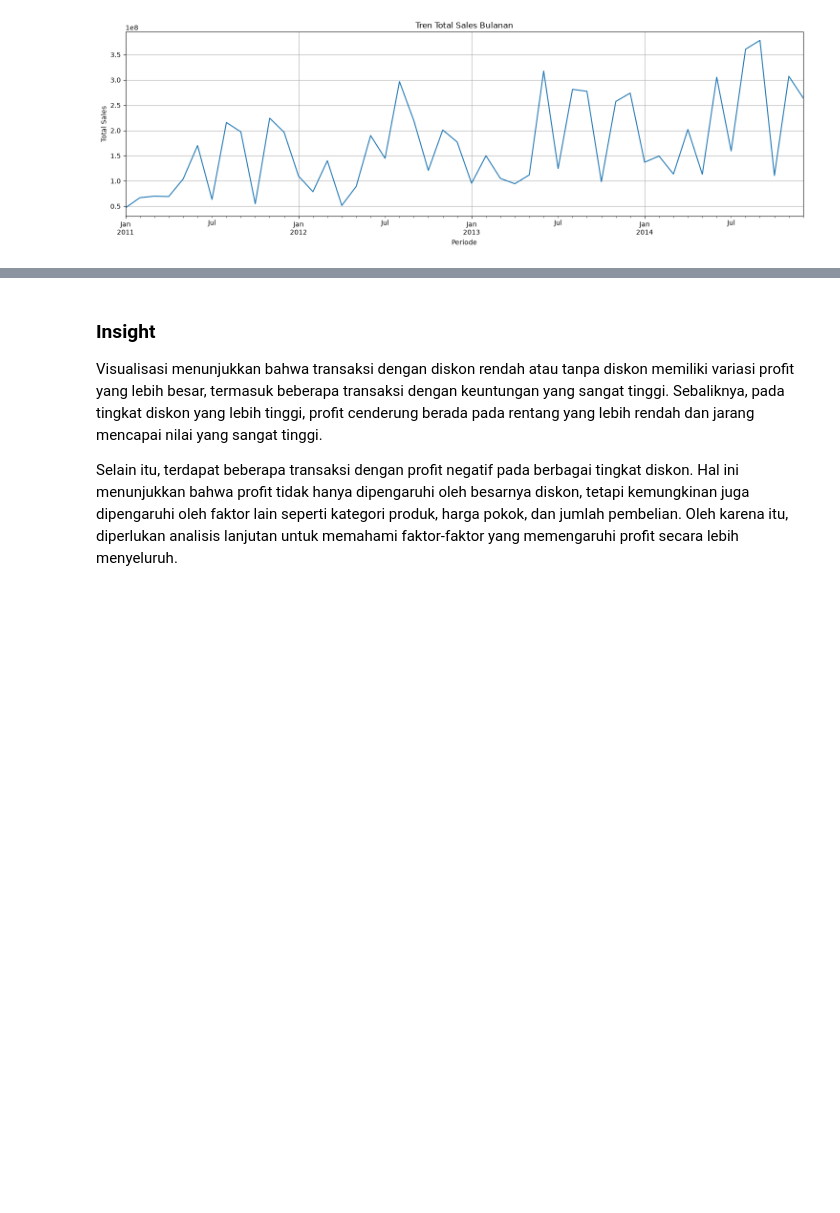
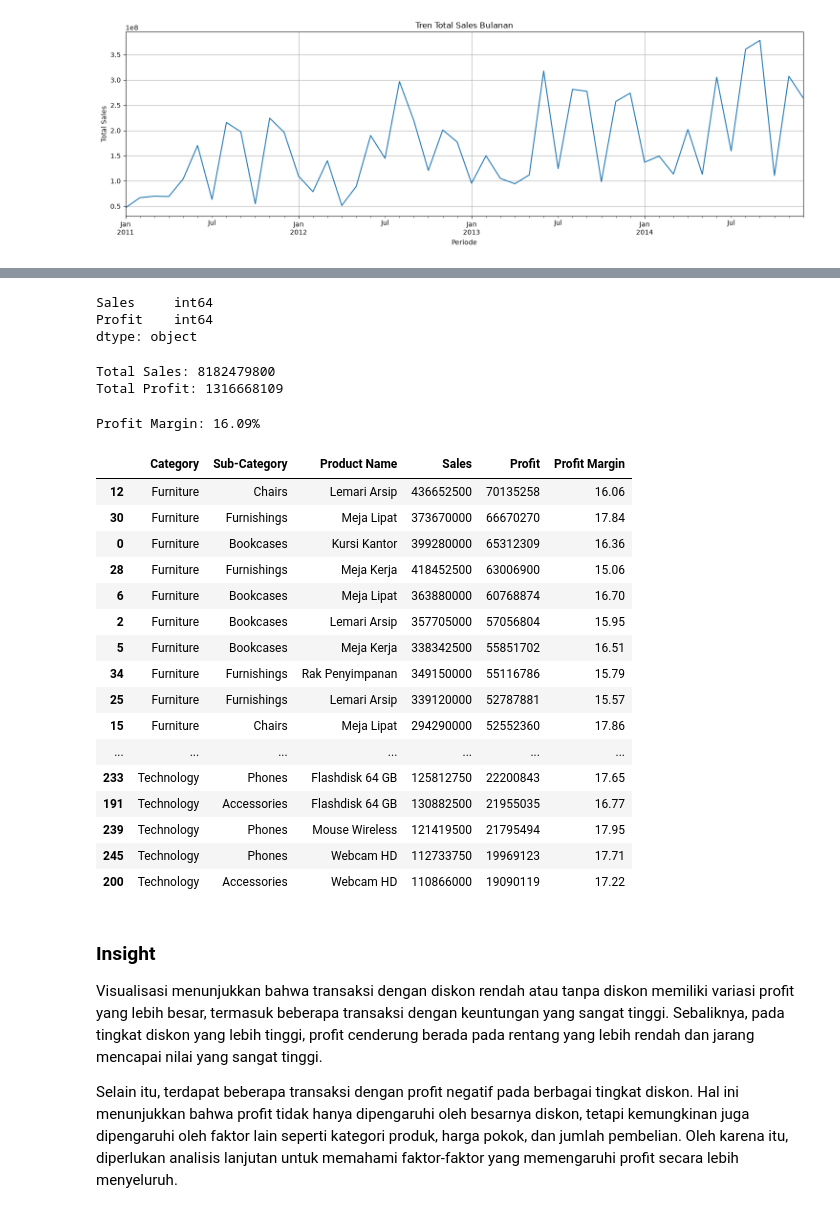
Before and after one commit to deazya/retail-sales-analytics-dashboard, a Jupyter notebook: notebooks/Data_Process.ipynb, the cells around one changed output, grey strips where cells are left out. Drawn from its saved outputs; the diff is of its cells as text; code cells hidden in the pictures; blank space fills up the shorter version.

```diff
--- a/notebooks/Data_Process.ipynb
+++ b/notebooks/Data_Process.ipynb
@@ -1,10 +1 @@
-# %%
-import pandas as pd
-import numpy as np
-
-import matplotlib.pyplot as plt
-import seaborn as sns
-
-pd.set_option("display.max_columns", None)
-pd.set_option("display.max_rows", 100)
 # %% [markdown]
@@ -685,3 +824,67 @@ plt.show()
+# %%
+df[["Sales", "Profit"]].dtypes
+# %% [output]
+Sales     int64
+Profit    int64
+dtype: object
+# %%
+total_sales = df["Sales"].sum()
+total_profit = df["Profit"].sum()
+
+print("Total Sales:", total_sales)
+print("Total Profit:", total_profit)
+# %% [output]
+Total Sales: 8182479800
+Total Profit: 1316668109
+# %%
+# Profit Margin = Total Profit / Total Sales × 100%
+
+profit_margin = (total_profit / total_sales) * 100
+
+print(f"Profit Margin: {profit_margin:.2f}%")
+# %% [output]
+Profit Margin: 16.09%
+# %%
+# Profitability by Category, Sub-Category & Product
+
+profit_by_product = (
+    df.groupby(["Category", "Sub-Category", "Product Name"])
+      .agg(
+          Sales=("Sales", "sum"),
+          Profit=("Profit", "sum")
+      )
+      .reset_index()
+)
+
+profit_by_product["Profit Margin"] = (
+    profit_by_product["Profit"] /
+    profit_by_product["Sales"] * 100
+).round(2)
+
+profit_by_product = profit_by_product.sort_values(
+    "Profit",
+    ascending=False
+)
+
+profit_by_product.head(20)
+# %% [output]
+|  | Category | Sub-Category | Product Name | Sales | Profit | Profit Margin |
+| 12 | Furniture | Chairs | Lemari Arsip | 436652500 | 70135258 | 16.06 |
+| 30 | Furniture | Furnishings | Meja Lipat | 373670000 | 66670270 | 17.84 |
+| 0 | Furniture | Bookcases | Kursi Kantor | 399280000 | 65312309 | 16.36 |
+| 28 | Furniture | Furnishings | Meja Kerja | 418452500 | 63006900 | 15.06 |
+| 6 | Furniture | Bookcases | Meja Lipat | 363880000 | 60768874 | 16.70 |
+| 2 | Furniture | Bookcases | Lemari Arsip | 357705000 | 57056804 | 15.95 |
+| 5 | Furniture | Bookcases | Meja Kerja | 338342500 | 55851702 | 16.51 |
+| 34 | Furniture | Furnishings | Rak Penyimpanan | 349150000 | 55116786 | 15.79 |
+| 25 | Furniture | Furnishings | Lemari Arsip | 339120000 | 52787881 | 15.57 |
+| 15 | Furniture | Chairs | Meja Lipat | 294290000 | 52552360 | 17.86 |
+| ... | ... | ... | ... | ... | ... | ... |
+| 233 | Technology | Phones | Flashdisk 64 GB | 125812750 | 22200843 | 17.65 |
+| 191 | Technology | Accessories | Flashdisk 64 GB | 130882500 | 21955035 | 16.77 |
+| 239 | Technology | Phones | Mouse Wireless | 121419500 | 21795494 | 17.95 |
+| 245 | Technology | Phones | Webcam HD | 112733750 | 19969123 | 17.71 |
+| 200 | Technology | Accessories | Webcam HD | 110866000 | 19090119 | 17.22 |
 # %% [markdown]
 ### Insight
 
```
Also changed, not shown: parts of 10 cells of this notebook, 1 other file.
